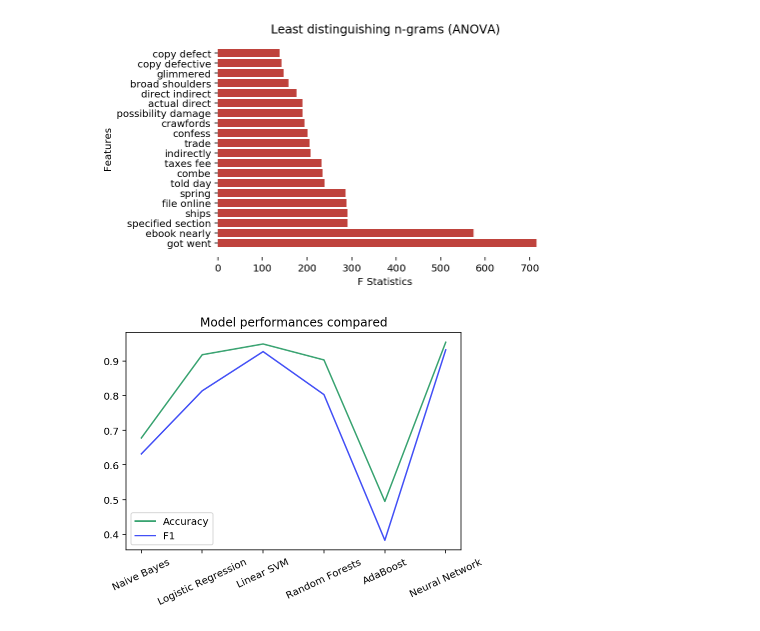
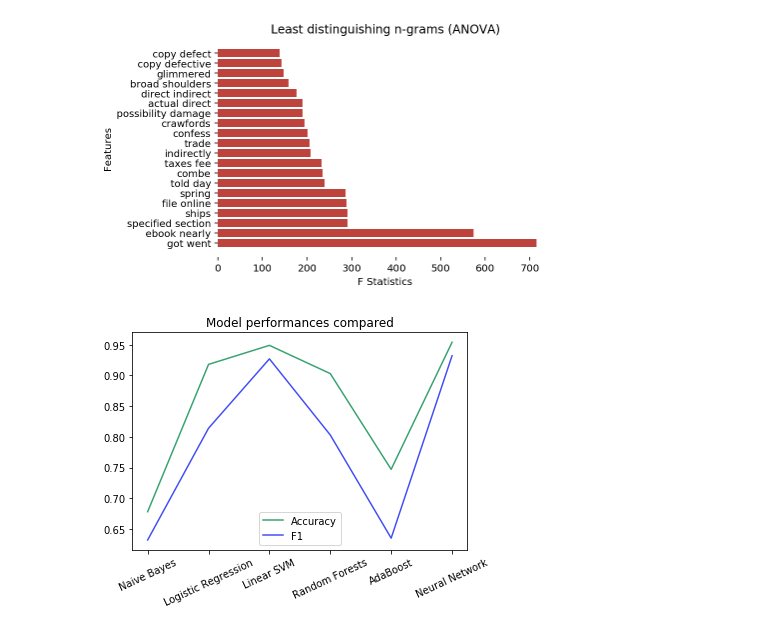
Before and after one commit to ewenw/AuthorML, a Jupyter notebook: Project.ipynb, the cells around one changed output. Cells and saved outputs as stored; diff of their text form; code cells hidden in the pictures.

```diff
--- a/Project.ipynb
+++ b/Project.ipynb
@@ -354,19 +391,19 @@ plt.show()
 [figure]
 # %%
 models = ["Naive Bayes", "Logistic Regression", "Linear SVM", "Random Forests", "AdaBoost (Decision Trees)", "Neural Network"]
-accuracies = [0.678, 0.918, 0.949, 0.903, 0.495, 0.954]
-f_scores = [0.632, 0.814, 0.927, 0.803, 0.383, 0.932]
+accuracies = [0.678, 0.918, 0.949, 0.903, 0.747, 0.954]
+f_scores = [0.632, 0.814, 0.927, 0.803, 0.635, 0.932]
 fig, ax = plt.subplots()
 indices = np.arange(len(accuracies))
 width = 0.8
 plt.plot(indices, accuracies,
         color='#39a371', label='Accuracy')
 plt.plot(f_scores,
          color='#4350f6', label='F1')
 
 ax.set_xticklabels(("","Naive Bayes", "Logistic Regression", "Linear SVM", "Random Forests", "AdaBoost", "Neural Network"),rotation=25)
 plt.title("Model performances compared")
 plt.legend()
 plt.show()
 # %% [output]
-[figure, old version]
+[figure, new version]
```
Also changed, not shown: parts of 9 cells of this notebook, 2 other files.
